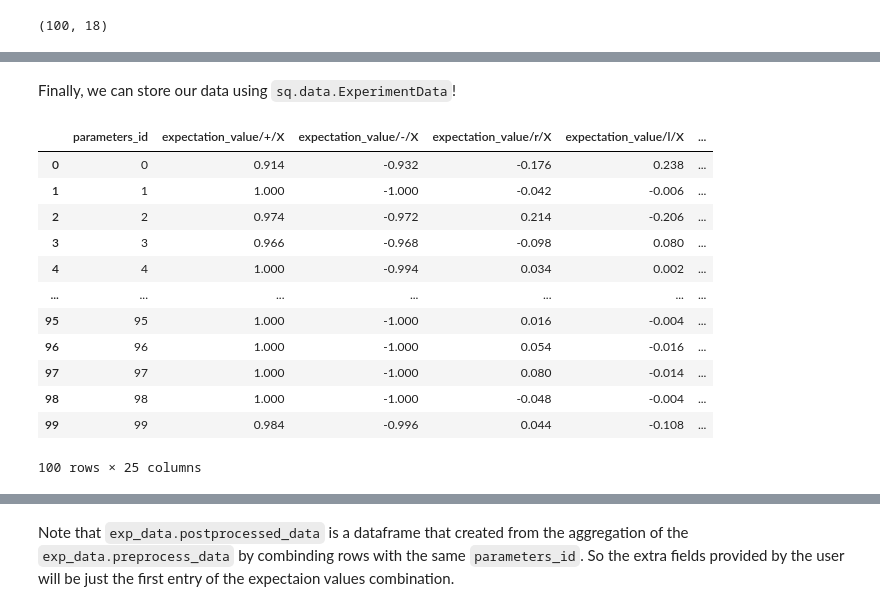
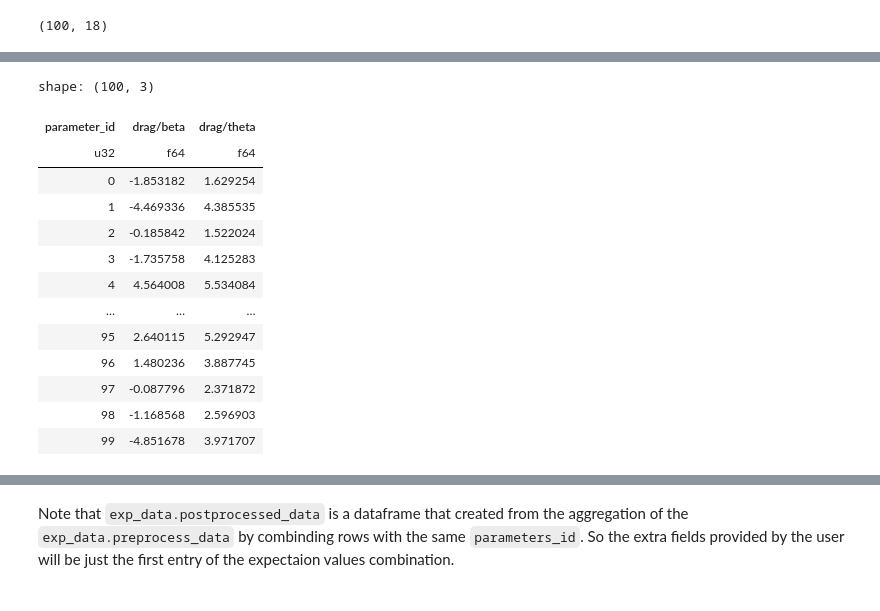
Before and after one commit to PorametPat/inspeqtor, a Jupyter notebook: docs/tutorials/tutorial_0001_dataset.ipynb, the cells around one changed output, grey strips where cells are left out. Cells and saved outputs as stored; diff of their text form; code cells hidden in the pictures.

```diff
--- a/docs/tutorials/tutorial_0001_dataset.ipynb
+++ b/docs/tutorials/tutorial_0001_dataset.ipynb
@@ -337,2 +294,0 @@ df
-# %% [markdown]
-Finally, we can store our data using `sq.data.ExperimentData`!
@@ -344,16 +295,17 @@ exp_data = sq.data.ExperimentData(
-# %%
-exp_data.postprocessed_data
-# %% [output]
-|  | parameters_id | expectation_value/+/X | expectation_value/-/X | expectation_value/r/X | expectation_value/l/X | ... |
-| 0 | 0 | 0.914 | -0.932 | -0.176 | 0.238 | ... |
-| 1 | 1 | 1.000 | -1.000 | -0.042 | -0.006 | ... |
-| 2 | 2 | 0.974 | -0.972 | 0.214 | -0.206 | ... |
-| 3 | 3 | 0.966 | -0.968 | -0.098 | 0.080 | ... |
-| 4 | 4 | 1.000 | -0.994 | 0.034 | 0.002 | ... |
-| ... | ... | ... | ... | ... | ... | ... |
-| 95 | 95 | 1.000 | -1.000 | 0.016 | -0.004 | ... |
-| 96 | 96 | 1.000 | -1.000 | 0.054 | -0.016 | ... |
-| 97 | 97 | 1.000 | -1.000 | 0.080 | -0.014 | ... |
-| 98 | 98 | 1.000 | -1.000 | -0.048 | -0.004 | ... |
-| 99 | 99 | 0.984 | -0.996 | 0.044 | -0.108 | ... |
-100 rows × 25 columns
+# %%
+exp_data.parameter_dataframe
+# %% [output]
+shape: (100, 3)
+| parameter_id | drag/beta | drag/theta |
+| u32 | f64 | f64 |
+| 0 | -1.853182 | 1.629254 |
+| 1 | -4.469336 | 4.385535 |
+| 2 | -0.185842 | 1.522024 |
+| 3 | -1.735758 | 4.125283 |
+| 4 | 4.564008 | 5.534084 |
+| … | … | … |
+| 95 | 2.640115 | 5.292947 |
+| 96 | 1.480236 | 3.887745 |
+| 97 | -0.087796 | 2.371872 |
+| 98 | -1.168568 | 2.596903 |
+| 99 | -4.851678 | 3.971707 |
```
Also changed, not shown: parts of 31 cells of this notebook, 45 other files.
